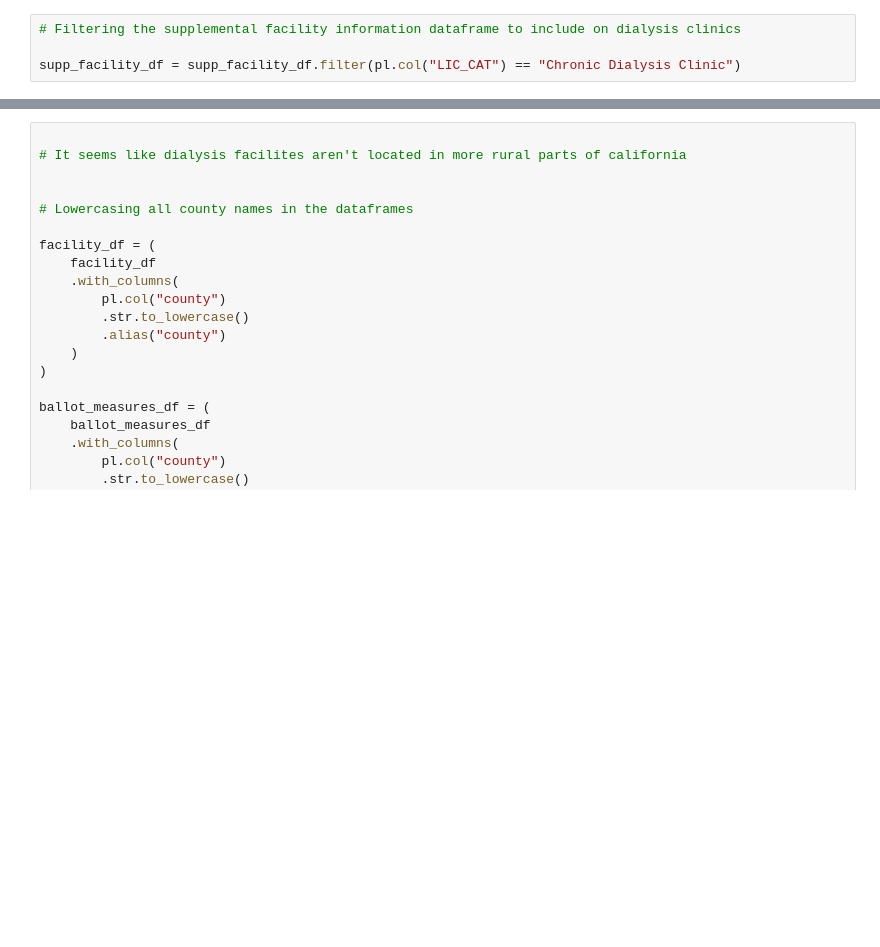
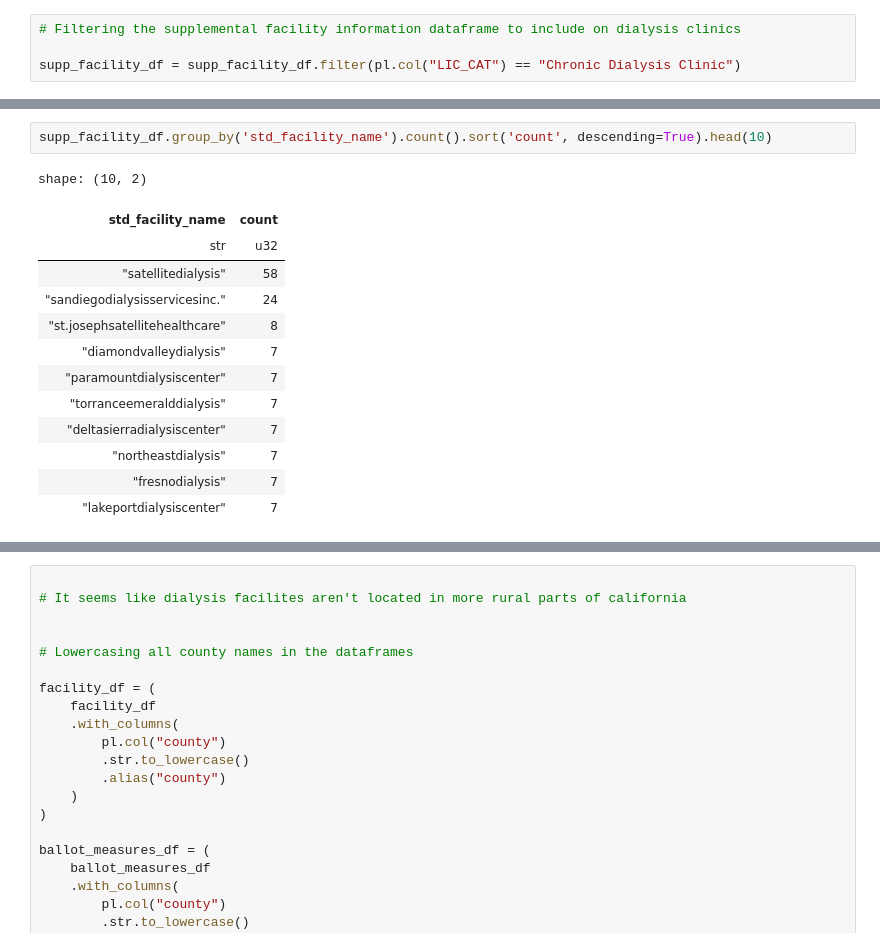
Before and after one commit to MichaelPaulLight/milestone_1, a Jupyter notebook: 004_data-processing-scripts/003_merge-clean-data/merge_ballot-measures_cms-data.ipynb, the cells around one changed output, grey strips where cells are left out. Cells and saved outputs as stored; diff of their text form; blank space fills up the shorter version.

```diff
--- a/004_data-processing-scripts/003_merge-clean-data/merge_ballot-measures_cms-data.ipynb
+++ b/004_data-processing-scripts/003_merge-clean-data/merge_ballot-measures_cms-data.ipynb
@@ -182,0 +173,16 @@ shape: (15_254, 43)
+# %%
+supp_facility_df.group_by('std_facility_name').count().sort('count', descending=True).head(10)
+# %% [output]
+shape: (10, 2)
+| std_facility_name | count |
+| str | u32 |
+| "satellitedialysis" | 58 |
+| "sandiegodialysisservicesinc." | 24 |
+| "st.josephsatellitehealthcare" | 8 |
+| "diamondvalleydialysis" | 7 |
+| "paramountdialysiscenter" | 7 |
+| "torranceemeralddialysis" | 7 |
+| "deltasierradialysiscenter" | 7 |
+| "northeastdialysis" | 7 |
+| "fresnodialysis" | 7 |
+| "lakeportdialysiscenter" | 7 |
```
Also changed, not shown: parts of 10 cells of this notebook.
